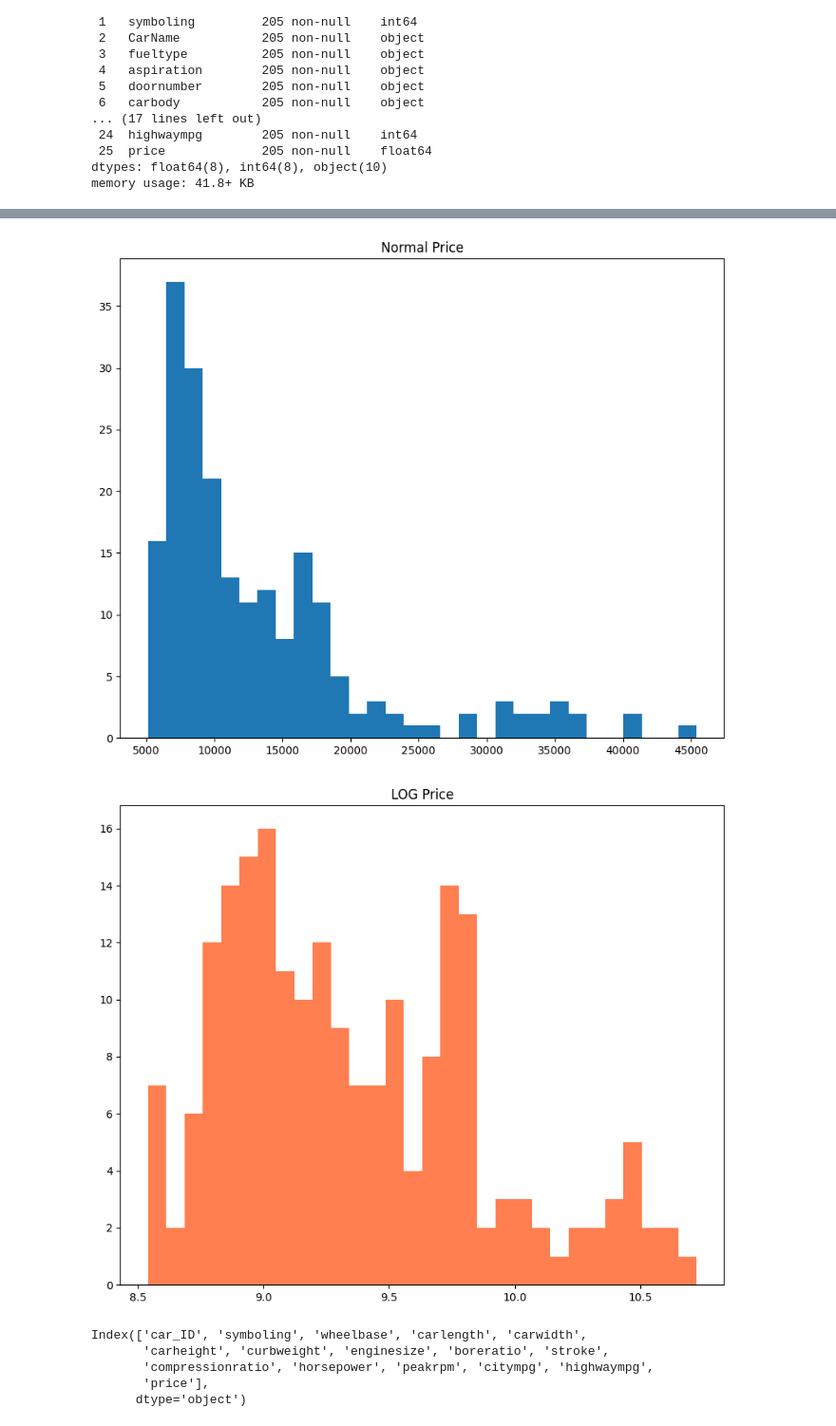
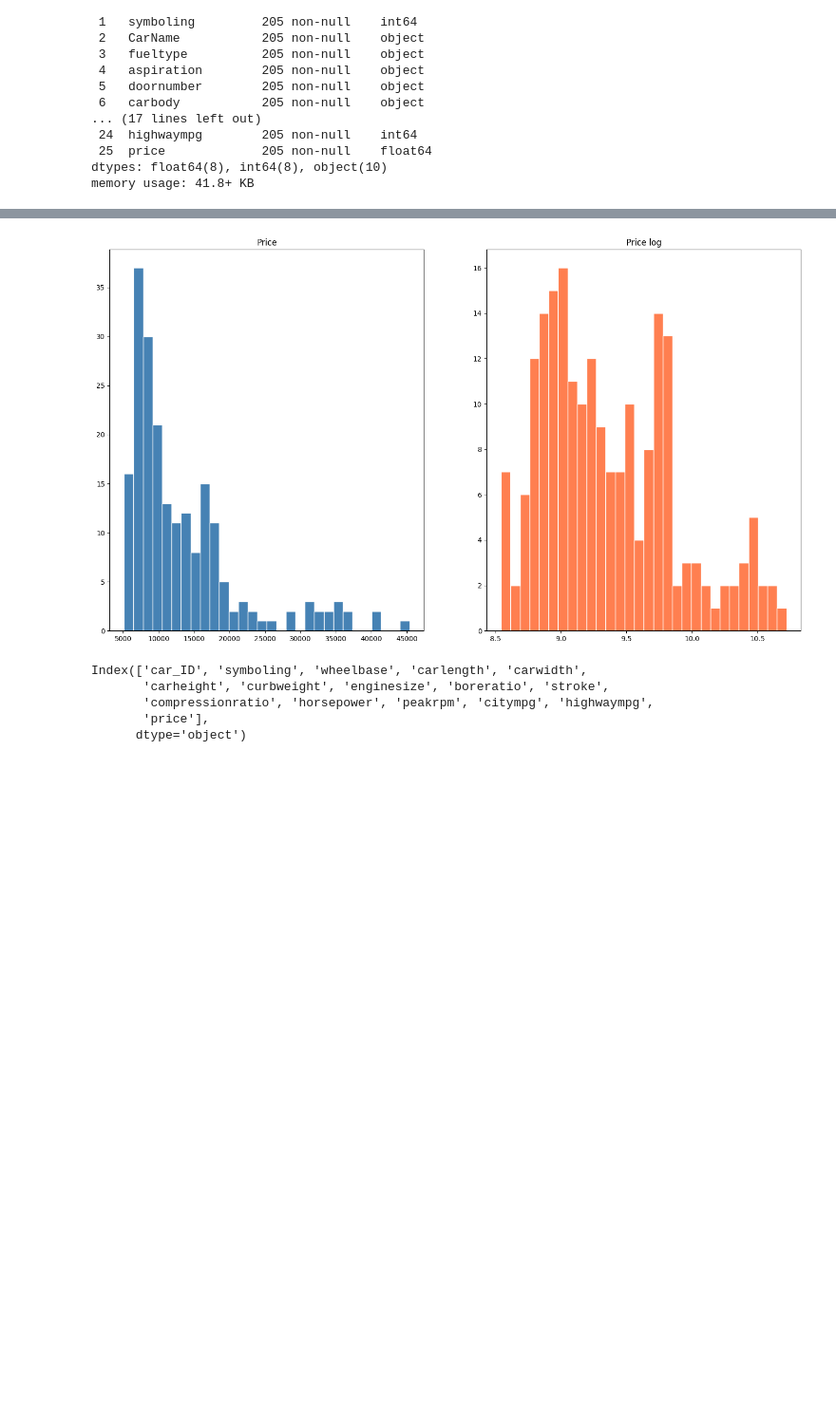
Before and after one commit to qorxmazsh1/DataScienceFullCourse_for_Students-, a Jupyter notebook: Daily Tasks/Car_Price.ipynb, the cells around one changed output, grey strips where cells are left out. Shown at 95% size. Drawn from its saved outputs; the diff is of its cells as text; code cells hidden in the pictures; blank space fills up the shorter version.

```diff
--- a/Daily Tasks/Car_Price.ipynb
+++ b/Daily Tasks/Car_Price.ipynb
@@ -68,20 +68,20 @@ df.describe()
 | max | 205.000000 | 3.000000 | 120.900000 | 208.100000 | 72.300000 | 59.800000 | 4066.000000 | 326.000000 | 3.940000 | ... |
 # %%
 import matplotlib.pyplot as plt
+import seaborn as sns
 import numpy as np
+plt.figure(figsize = (18, 10))
 
-plt.figure(figsize = (10, 8))
-plt.hist(df['price'], bins = 30)
-plt.title('Normal Price')
+plt.subplot(1, 2 , 1)
+plt.hist(df.price, bins = 30, color = 'steelblue', edgecolor = 'white')
+plt.title('Price')
+
+plt.subplot(1, 2, 2)
+plt.hist(np.log1p(df.price), bins = 30, color = 'coral', edgecolor = 'white')
+plt.title('Price log')
 plt.show()
-
-plt.figure(figsize = (10, 8))
-plt.hist(np.log1p(df['price']), bins = 30, color = 'coral')
-plt.title('LOG Price')
-plt.show()
 # %% [output]
-[figure, old version]
+[figure, new version]
-[figure, removed]
 # %%
 num_col = df.select_dtypes(exclude = 'object').columns
 num_col
```
Also changed, not shown: parts of 6 cells of this notebook.
